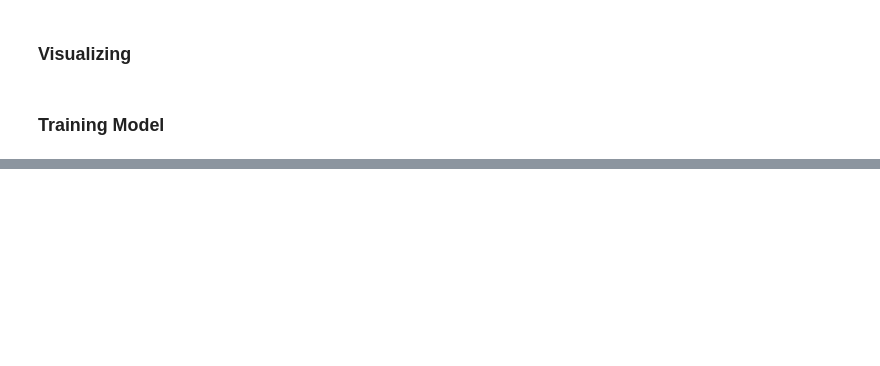
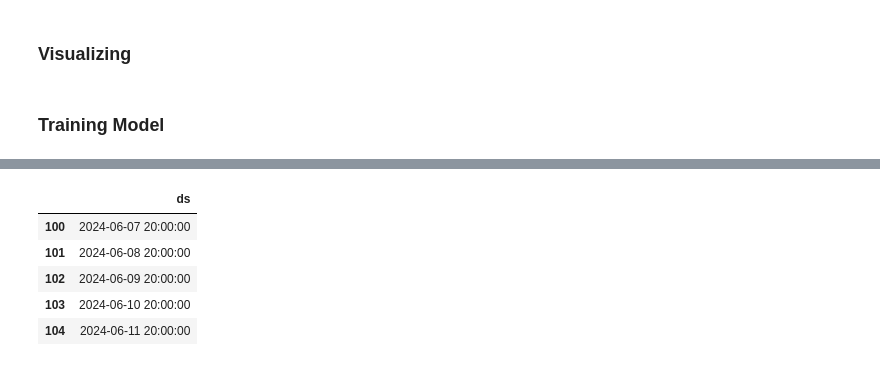
Before and after one commit to pinstripezebra/Air-Polution-Forecasting, a Jupyter notebook: prototyping.ipynb, the cells around one changed output, grey strips where cells are left out. Cells and saved outputs as stored; diff of their text form; code cells hidden in the pictures; blank space fills up the shorter version.

```diff
--- a/prototyping.ipynb
+++ b/prototyping.ipynb
@@ -125,0 +138,13 @@ model.fit(df)
+# %%
+train = test_df[['Data_Converted', 'Value']]
+train = train.rename(columns = {'Data_Converted': 'ds', 'Value': 'y'})
+train['ds'] = train['ds'].dt.tz_localize(None)
+
+# Fitting model
+model = Prophet()
+model.fit(train)
+
+# Making prediction
+future = model.make_future_dataframe(periods=5)
+future.tail()
+# %% [output]
@@ -125,0 +153,6 @@ model.fit(df)
+|  | ds |
+| 100 | 2024-06-07 20:00:00 |
+| 101 | 2024-06-08 20:00:00 |
+| 102 | 2024-06-09 20:00:00 |
+| 103 | 2024-06-10 20:00:00 |
+| 104 | 2024-06-11 20:00:00 |
```
Also changed, not shown: parts of 5 cells of this notebook.
